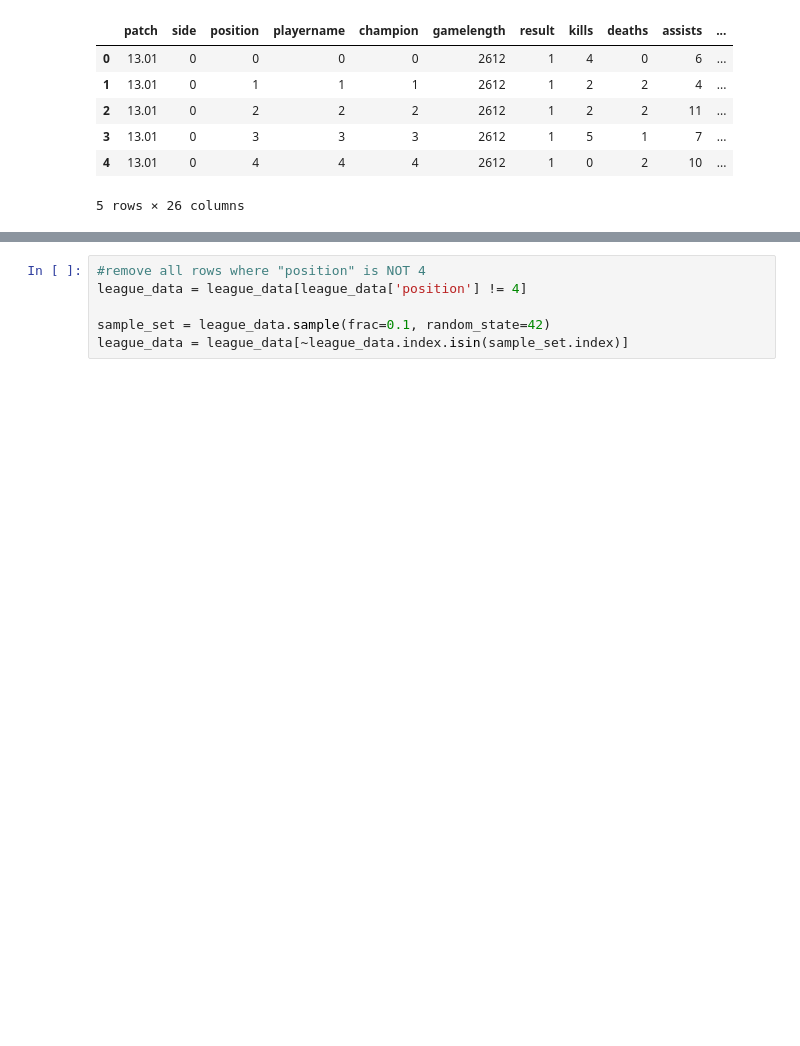
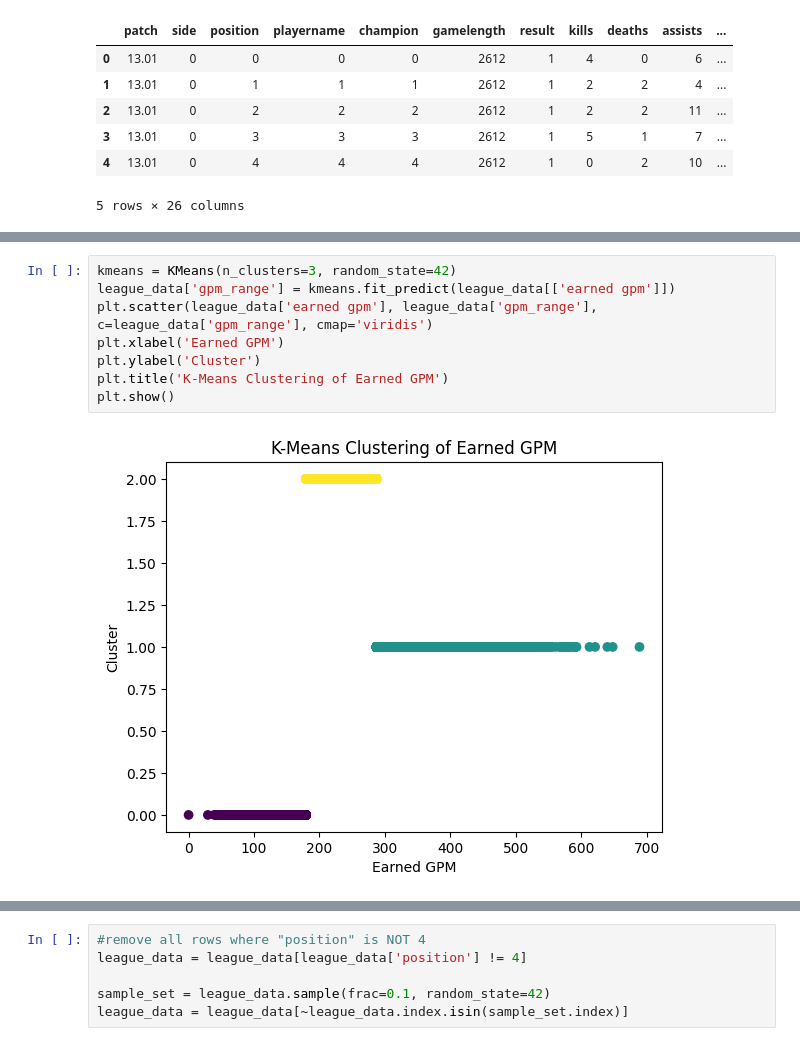
Before and after one commit to parksh5295/2024_Introduction-of-Machine-Learning, a Jupyter notebook: im_awesome.ipynb, the cells around one changed output, grey strips where cells are left out. Saved outputs shown, nothing was run; the diff lists cells and outputs as text; blank space fills up the shorter version.

```diff
--- a/im_awesome.ipynb
+++ b/im_awesome.ipynb
@@ -21,0 +32,10 @@ league_data.head()
+# %%
+kmeans = KMeans(n_clusters=3, random_state=42)
+league_data['gpm_range'] = kmeans.fit_predict(league_data[['earned gpm']])
+plt.scatter(league_data['earned gpm'], league_data['gpm_range'], c=league_data['gpm_range'], cmap='viridis')
+plt.xlabel('Earned GPM')
+plt.ylabel('Cluster')
+plt.title('K-Means Clustering of Earned GPM')
+plt.show()
+# %% [output]
+[figure, added]
```
Also changed, not shown: parts of 4 cells of this notebook.
